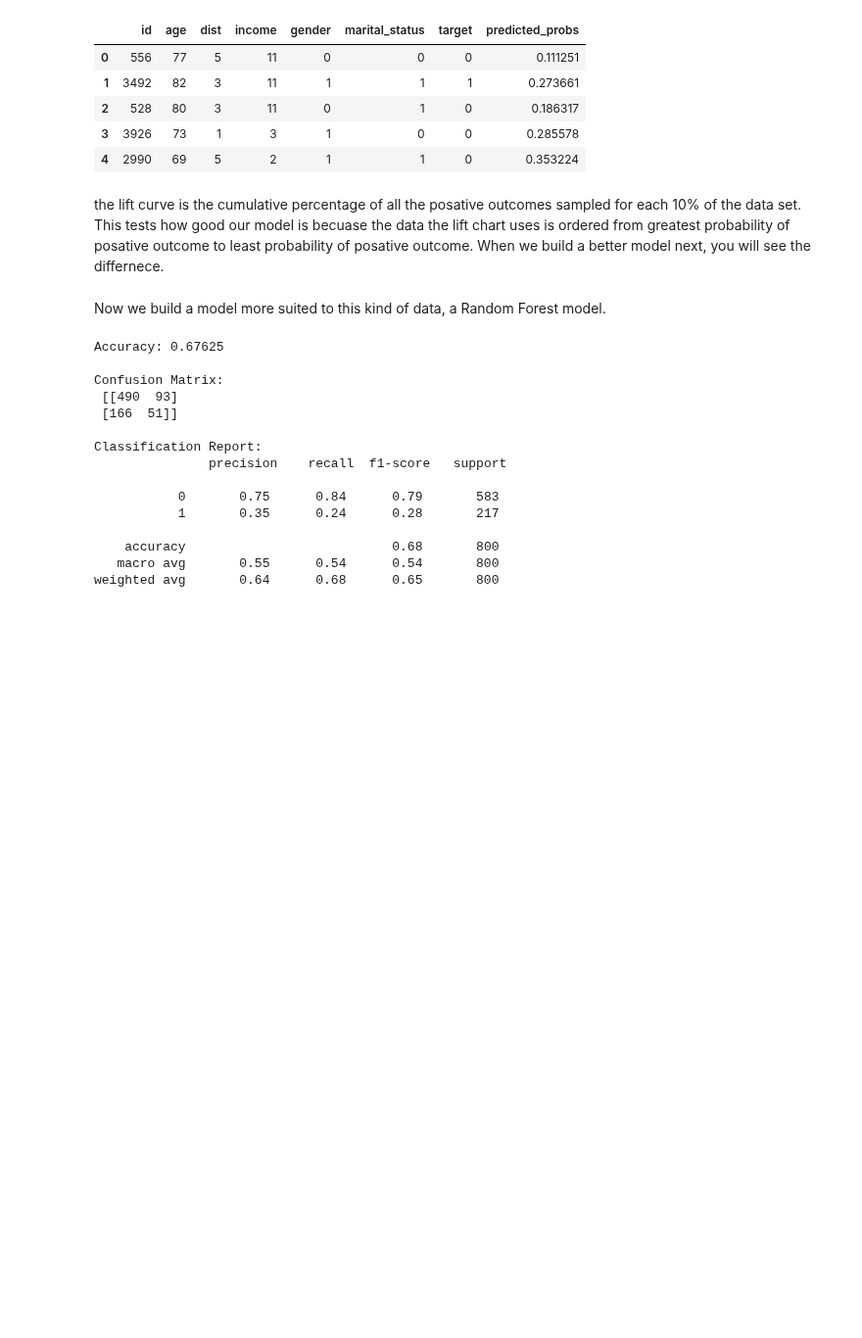
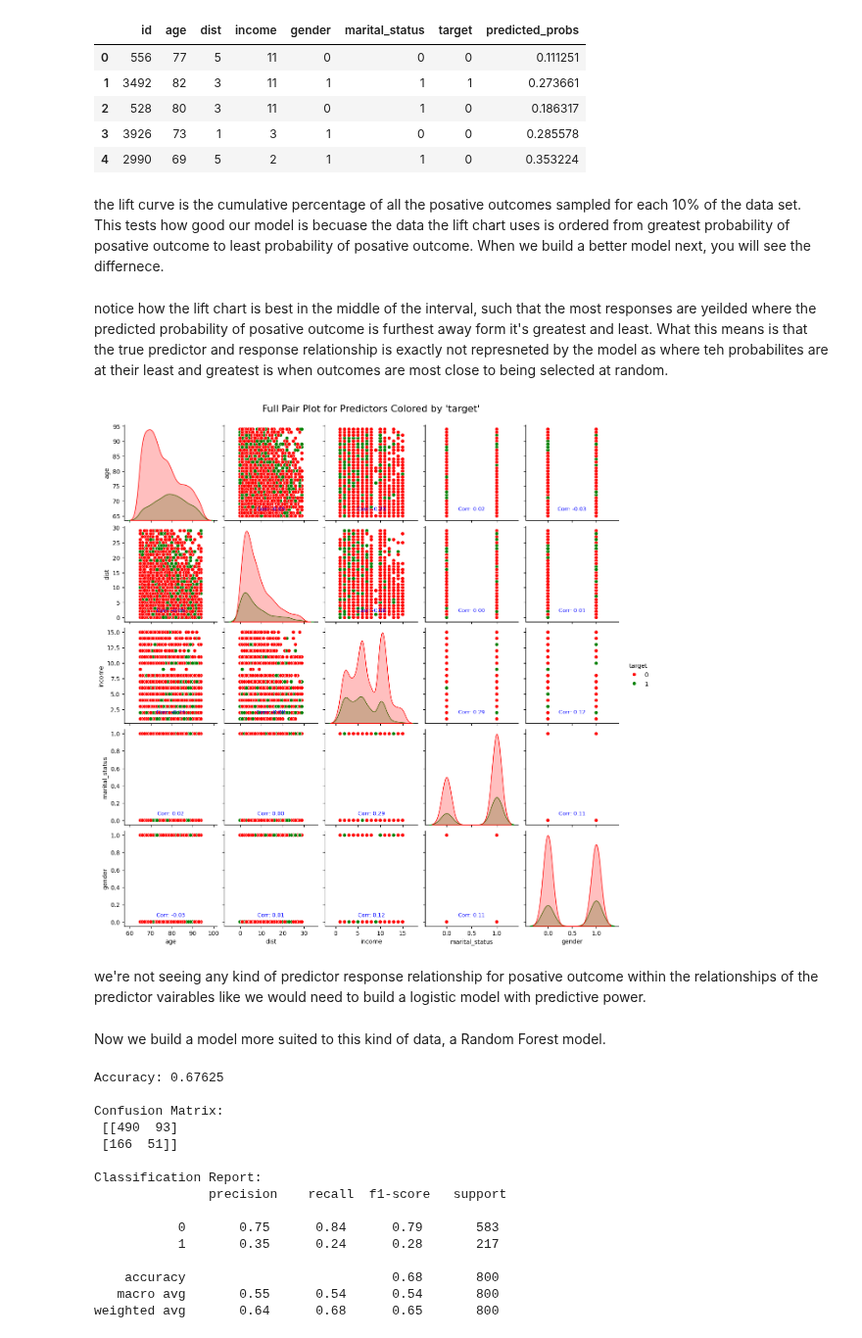
Before and after one commit to Jacob-J-Richards/DS_DA_Projects, a Jupyter notebook: Marketing_Prediction/Marketing_Preditions_Python_Restart.ipynb, the cells around one changed output. Shown at 98% size. Saved outputs shown, nothing was run; the diff lists cells and outputs as text; code cells hidden in the pictures; blank space fills up the shorter version.

Commit message:
ok we need to take this from the top and present the narritaive that we found this data found that it would be suitable for logistic regression then did it

```diff
--- a/Marketing_Prediction/Marketing_Preditions_Python_Restart.ipynb
+++ b/Marketing_Prediction/Marketing_Preditions_Python_Restart.ipynb
@@ -541,6 +541,74 @@ Top rows of shuffled data (random order):
 | 4 | 2990 | 69 | 5 | 2 | 1 | 1 | 0 | 0.353224 |
 # %% [markdown]
 the lift curve is the cumulative percentage of all the posative outcomes sampled for each 10% of the data set. This tests how good our model is becuase the data the lift chart uses is ordered from greatest probability of posative outcome to least probability of posative outcome. When we build a better model next, you will see the differnece.
+# %% [markdown]
+notice how the lift chart is best in the middle of the interval, such that the most responses are yeilded where the predicted probability of posative outcome is furthest away form it's greatest and least. What this means is that the true predictor and response relationship is exactly not represneted by the model as where teh probabilites are at their least and greatest is when outcomes are most close to being selected at random.
+# %%
+import seaborn as sns
+import matplotlib.pyplot as plt
+
+def plot_full_pairplot_with_corr_binary_target(df, continuous_vars, target_var='target', positive_value=1, negative_value=0):
+    """
+    Generate a Seaborn pair plot with correlation coefficients annotated on the scatter plots,
+    showing a full matrix, and color-coded by a binary target variable.
+
+    Parameters:
+    - df: DataFrame containing the data.
+    - continuous_vars: List of continuous variable column names.
+    - target_var: Name of the binary target column (default='target').
+    - positive_value: Value representing positive outcomes (default=1).
+    - negative_value: Value representing negative outcomes (default=0).
+    """
+    # Filter DataFrame for the required columns
+    pairplot_data = df[continuous_vars + [target_var]].copy()
+
+    # Ensure the target variable is categorical for coloring
+    pairplot_data[target_var] = pairplot_data[target_var].astype('category')
+
+    # Calculate pairwise correlations
+    correlation_matrix = pairplot_data[continuous_vars].corr()
+
+    # Create the pair plot
+    g = sns.pairplot(
+        pairplot_data,
+        hue=target_var,
+        palette={positive_value: 'green', negative_value: 'red'},
+        diag_kind='kde',
+        corner=False  # Full matrix
+    )
+
+    # Annotate correlation coefficients
+    for i, row_var in enumerate(continuous_vars):
+        for j, col_var in enumerate(continuous_vars):
+            if i != j:  # Skip diagonal
+                # Get the current axis
+                ax = g.axes[i, j]
+                # Get the correlation value
+                corr = correlation_matrix.loc[row_var, col_var]
+                # Annotate the correlation on the scatter plot
+                ax.annotate(
+                    f"Corr: {corr:.2f}",
+                    xy=(0.5, 0.1),
+                    xycoords="axes fraction",
+                    ha="center",
+                    fontsize=9,
+                    color="blue"
+                )
+
+    # Add a title for context
+    plt.suptitle(f"Full Pair Plot for Predictors Colored by '{target_var}'", y=1.02, fontsize=16)
+    plt.show()
+
+# Continuous variables and target variable
+continuous_vars = ['age', 'dist', 'income', 'marital_status', 'gender']
+target_var = 'target'
+
+# Call the function with the DataFrame
+plot_full_pairplot_with_corr_binary_target(data, continuous_vars, target_var, positive_value=1, negative_value=0)
+# %% [output]
+[figure, added]
+# %% [markdown]
+we're not seeing any kind of predictor response relationship for posative outcome within the relationships of the predictor vairables like we would need to build a logistic model with predictive power.
 # %% [markdown]
 Now we build a model more suited to this kind of data, a Random Forest model.
 # %%
```
Also changed, not shown: parts of 1 cell of this notebook, 1 other file.
